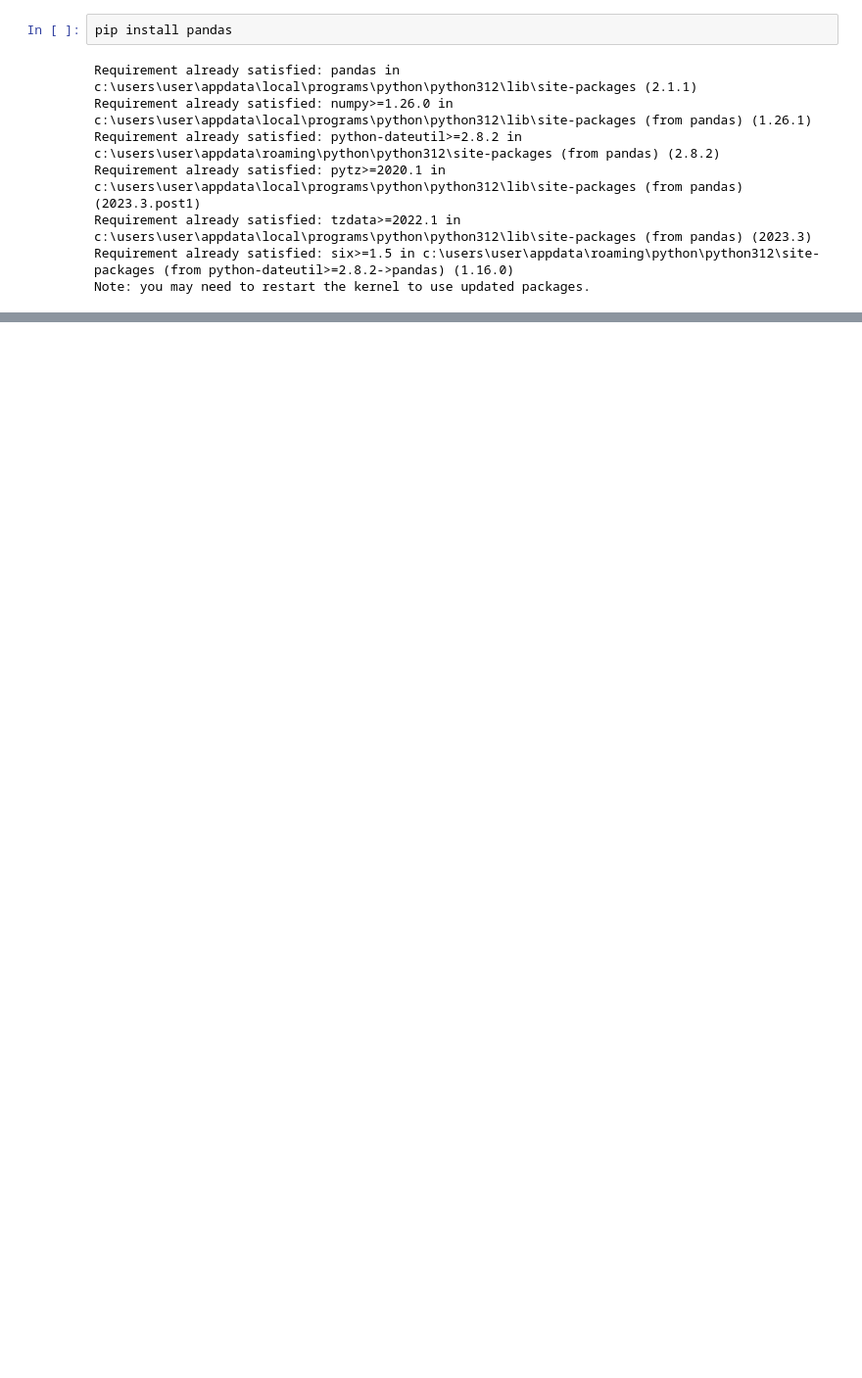
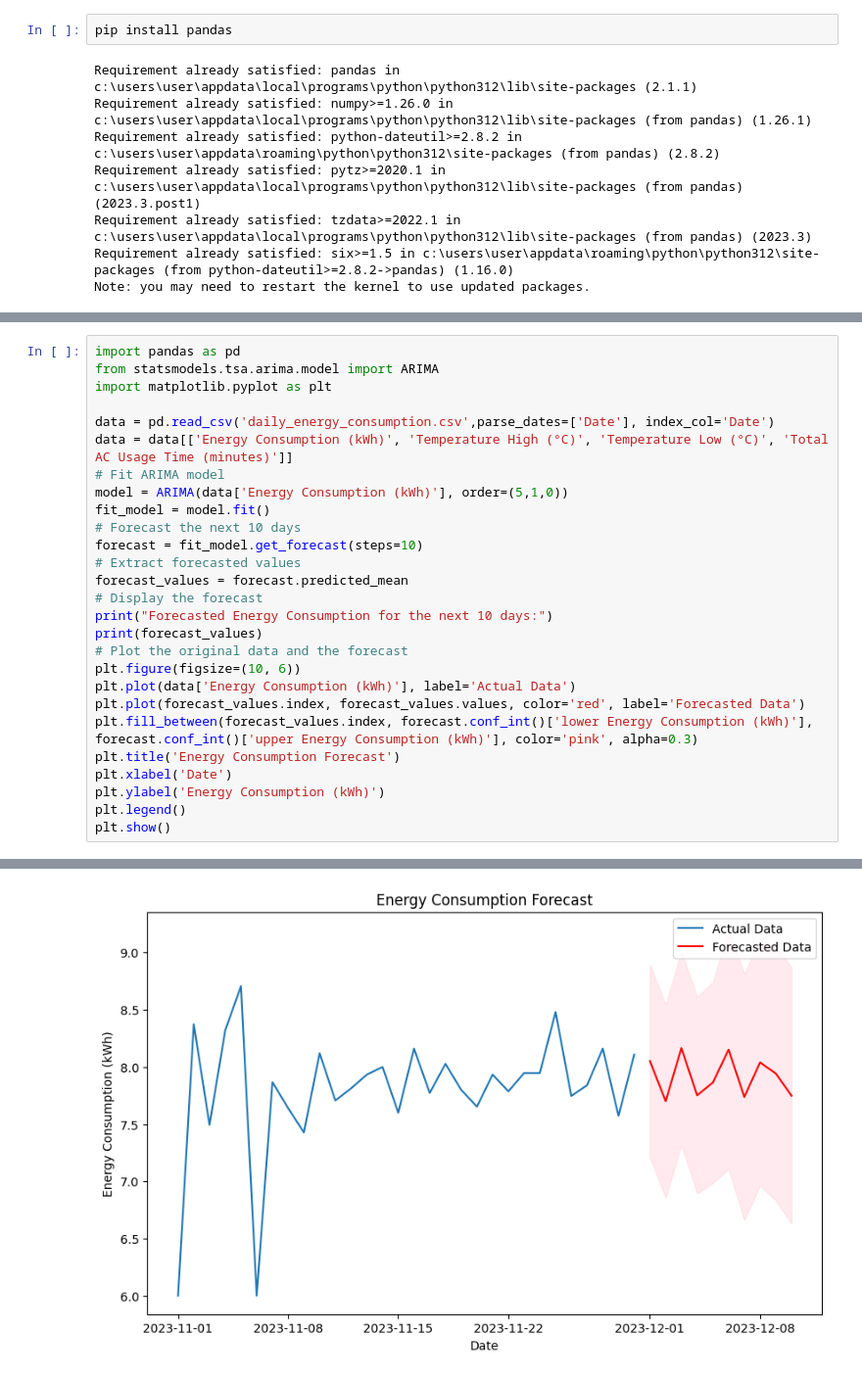
Before and after one commit to kenziehh/SmartHome, a Jupyter notebook: prediction.ipynb, the cells around one changed output, grey strips where cells are left out. Shown: that part at 98% size. Cells and saved outputs as stored; diff of their text form; blank space fills up the shorter version.

```diff
--- a/prediction.ipynb
+++ b/prediction.ipynb
@@ -192,0 +40,28 @@ Freq: D, Name: predicted_mean, dtype: float64
+# %%
+import pandas as pd
+from statsmodels.tsa.arima.model import ARIMA
+import matplotlib.pyplot as plt
+
+data = pd.read_csv('daily_energy_consumption.csv',parse_dates=['Date'], index_col='Date')
+data = data[['Energy Consumption (kWh)', 'Temperature High (°C)', 'Temperature Low (°C)', 'Total AC Usage Time (minutes)']]
+# Fit ARIMA model
+model = ARIMA(data['Energy Consumption (kWh)'], order=(5,1,0))
+fit_model = model.fit()
+# Forecast the next 10 days
+forecast = fit_model.get_forecast(steps=10)
+# Extract forecasted values
+forecast_values = forecast.predicted_mean
+# Display the forecast
+print("Forecasted Energy Consumption for the next 10 days:")
+print(forecast_values)
+# Plot the original data and the forecast
+plt.figure(figsize=(10, 6))
+plt.plot(data['Energy Consumption (kWh)'], label='Actual Data')
+plt.plot(forecast_values.index, forecast_values.values, color='red', label='Forecasted Data')
+plt.fill_between(forecast_values.index, forecast.conf_int()['lower Energy Consumption (kWh)'], forecast.conf_int()['upper Energy Consumption (kWh)'], color='pink', alpha=0.3)
+plt.title('Energy Consumption Forecast')
+plt.xlabel('Date')
+plt.ylabel('Energy Consumption (kWh)')
+plt.legend()
+plt.show()
+# %% [output]
@@ -192,0 +80 @@ Freq: D, Name: predicted_mean, dtype: float64
+[figure, added]
```
Also changed, not shown: parts of 4 cells of this notebook, 3 other files.
